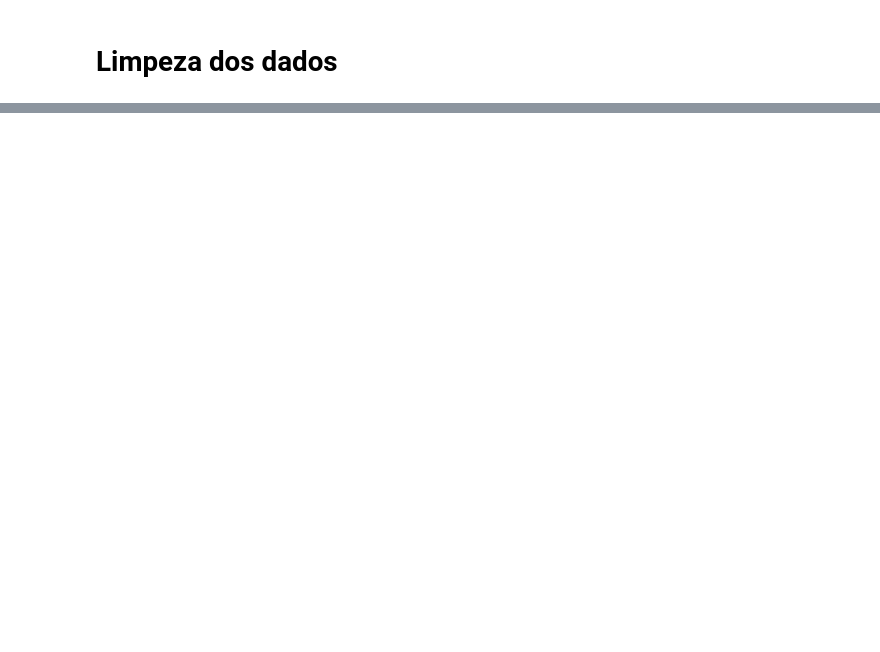
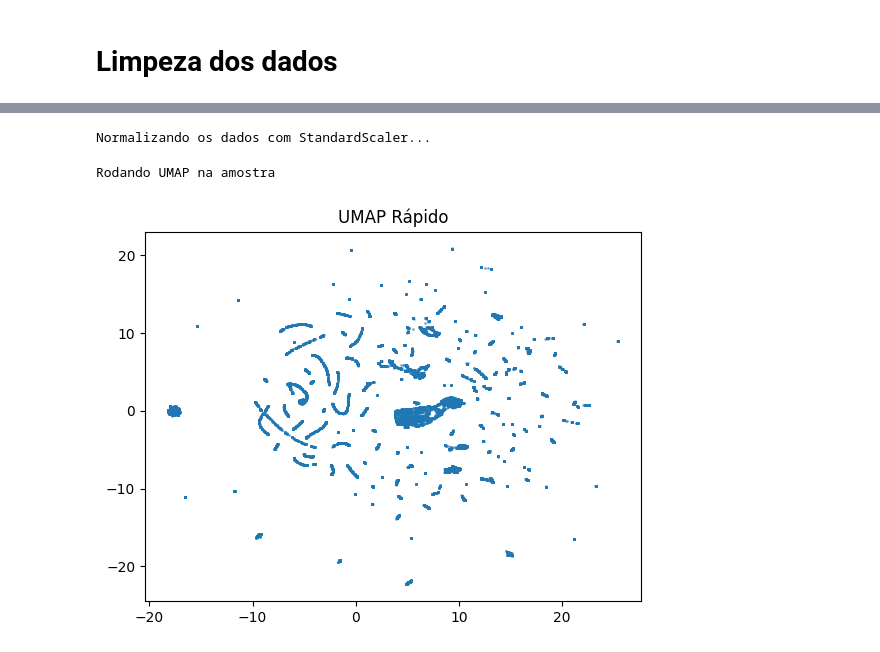
Before and after one commit to DanielBR0612/unsupervised-network-ids, a Jupyter notebook: Unsupervised_Network_Anomaly_Detection_CSE_CIC_2018.ipynb, the cells around one changed output, grey strips where cells are left out. Cells and saved outputs as stored; diff of their text form; code cells hidden in the pictures; blank space fills up the shorter version.

Commit message:
:sparkles: feat: aplicando UMAP com escopo reduzido

```diff
--- a/Unsupervised_Network_Anomaly_Detection_CSE_CIC_2018.ipynb
+++ b/Unsupervised_Network_Anomaly_Detection_CSE_CIC_2018.ipynb
@@ -164,0 +143,26 @@ dtype: object
+# %%
+from sklearn.preprocessing import StandardScaler
+
+scaler = StandardScaler()
+X_scaled = scaler.fit_transform(X)
+# %% [output]
+Normalizando os dados com StandardScaler...
+# %%
+import umap
+
+# reduzi o tamanho pra ver se roda
+indices = np.random.choice(X_scaled.shape[0], 20000, replace=False)
+X_sample = X_scaled[indices]
+
+print("Rodando UMAP na amostra")
+
+# to rodando sem random_state pq n tava dando n, 30 min e nada
+umap_instancia = umap.UMAP(n_neighbors=30, min_dist=0.01, n_components=2, random_state=42)
+umap_2d = umap_instancia.fit_transform(X_sample)
+
+plt.scatter(umap_2d[:, 0], umap_2d[:, 1], s=1, alpha=0.5)
+plt.title("UMAP Rápido")
+plt.show()
+# %% [output]
+Rodando UMAP na amostra
+[figure, added]
```
Also changed, not shown: parts of 4 cells of this notebook.
